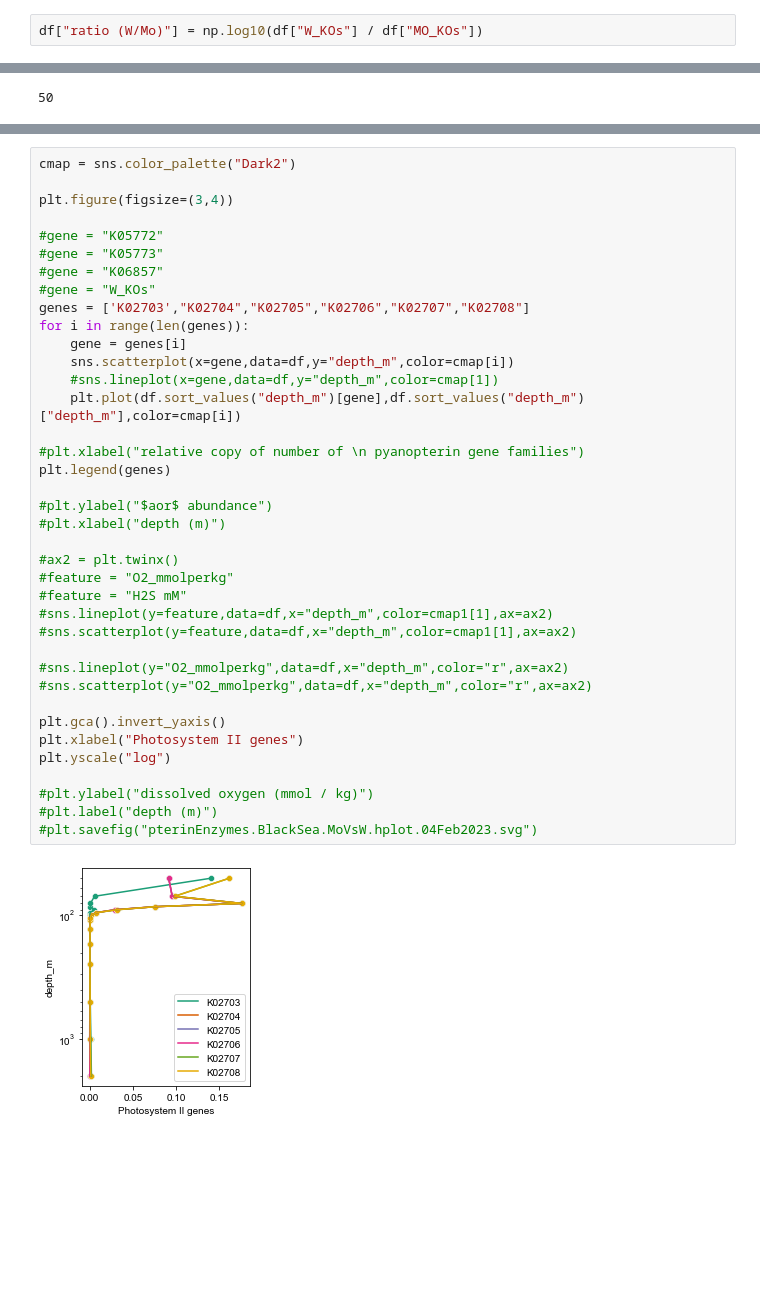
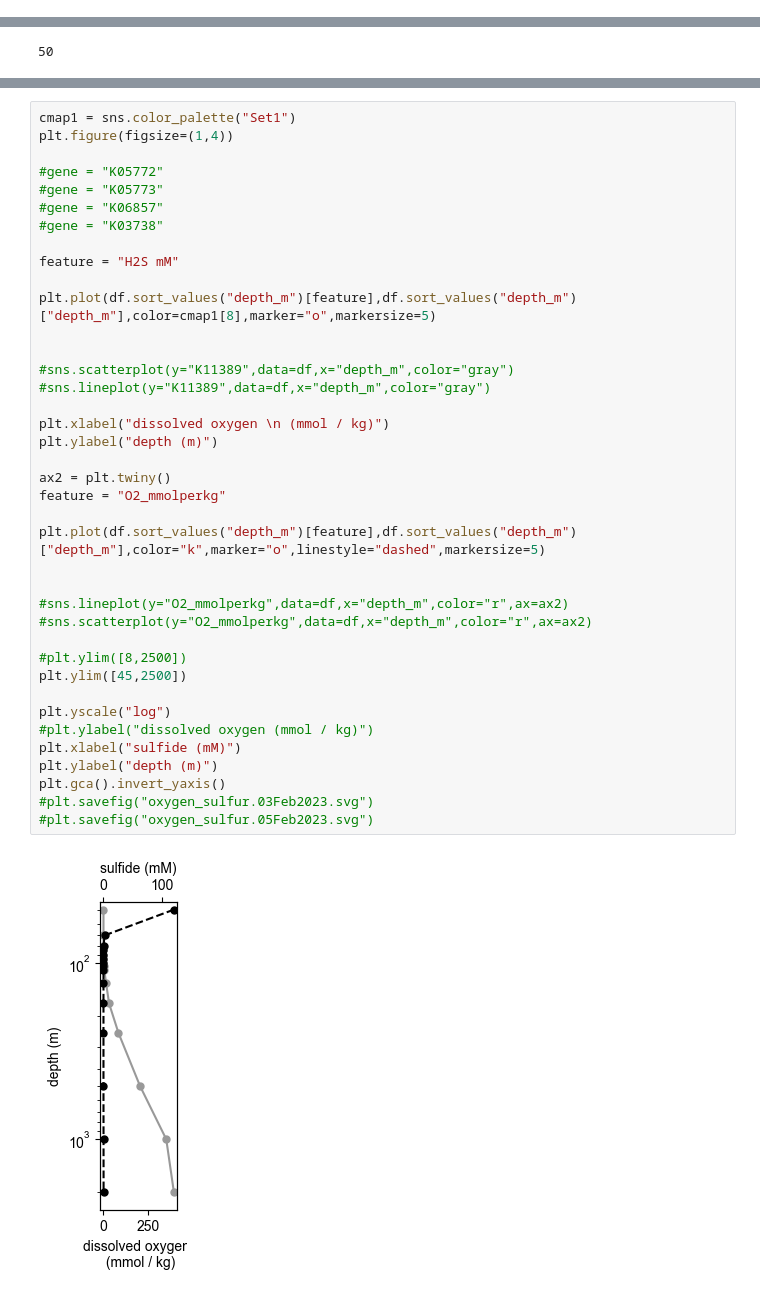
Before and after one commit to jgoldford/pyranopterin, a Jupyter notebook: notebooks-figures/black-sea.Fig1.ipynb, the cells around one changed output, grey strips where cells are left out. Cells and saved outputs as stored; diff of their text form; blank space fills up the shorter version.

```diff
--- a/notebooks-figures/black-sea.Fig1.ipynb
+++ b/notebooks-figures/black-sea.Fig1.ipynb
@@ -132,2 +78,0 @@ df[[x for x in list(df) if x[0] not in ["K","M","W"]]].to_csv("../data/blackSea.
-# %%
-df["ratio (W/Mo)"] = np.log10(df["W_KOs"] / df["MO_KOs"])
@@ -391,40 +119,41 @@ plt.savefig("../figures/Dissolved.WvsMo.BlackSeaWaterColumn.23Feb2023.svg")
 # %%
-cmap = sns.color_palette("Dark2")
-
-plt.figure(figsize=(3,4))
+cmap1 = sns.color_palette("Set1")
+plt.figure(figsize=(1,4))
 
 #gene = "K05772"
 #gene = "K05773"
 #gene = "K06857"
-#gene = "W_KOs"
-genes = ['K02703',"K02704","K02705","K02706","K02707","K02708"]
-for i in range(len(genes)):
-    gene = genes[i]
-    sns.scatterplot(x=gene,data=df,y="depth_m",color=cmap[i])
-    #sns.lineplot(x=gene,data=df,y="depth_m",color=cmap[1])
-    plt.plot(df.sort_values("depth_m")[gene],df.sort_values("depth_m")["depth_m"],color=cmap[i])
+#gene = "K03738"
 
-#plt.xlabel("relative copy of number of \n pyanopterin gene families")
-plt.legend(genes)
+feature = "H2S mM"
 
-#plt.ylabel("$aor$ abundance")
-#plt.xlabel("depth (m)")
+plt.plot(df.sort_values("depth_m")[feature],df.sort_values("depth_m")["depth_m"],color=cmap1[8],marker="o",markersize=5)
 
-#ax2 = plt.twinx()
-#feature = "O2_mmolperkg"
-#feature = "H2S mM"
-#sns.lineplot(y=feature,data=df,x="depth_m",color=cmap1[1],ax=ax2)
-#sns.scatterplot(y=feature,data=df,x="depth_m",color=cmap1[1],ax=ax2)
+
+#sns.scatterplot(y="K11389",data=df,x="depth_m",color="gray")
+#sns.lineplot(y="K11389",data=df,x="depth_m",color="gray")
+
+plt.xlabel("dissolved oxygen \n (mmol / kg)")
+plt.ylabel("depth (m)")
+
+ax2 = plt.twiny()
+feature = "O2_mmolperkg"
+
+plt.plot(df.sort_values("depth_m")[feature],df.sort_values("depth_m")["depth_m"],color="k",marker="o",linestyle="dashed",markersize=5)
+
 
 #sns.lineplot(y="O2_mmolperkg",data=df,x="depth_m",color="r",ax=ax2)
 #sns.scatterplot(y="O2_mmolperkg",data=df,x="depth_m",color="r",ax=ax2)
 
+#plt.ylim([8,2500])
+plt.ylim([45,2500])
+
+plt.yscale("log")
+#plt.ylabel("dissolved oxygen (mmol / kg)")
+plt.xlabel("sulfide (mM)")
+plt.ylabel("depth (m)")
 plt.gca().invert_yaxis()
-plt.xlabel("Photosystem II genes")
-plt.yscale("log")
-
-#plt.ylabel("dissolved oxygen (mmol / kg)")
-#plt.label("depth (m)")
-#plt.savefig("pterinEnzymes.BlackSea.MoVsW.hplot.04Feb2023.svg")
+#plt.savefig("oxygen_sulfur.03Feb2023.svg")
+#plt.savefig("oxygen_sulfur.05Feb2023.svg")
 # %% [output]
-[figure, old version]
+[figure, new version]
```
Also changed, not shown: parts of 51 cells of this notebook, 1 other file.
